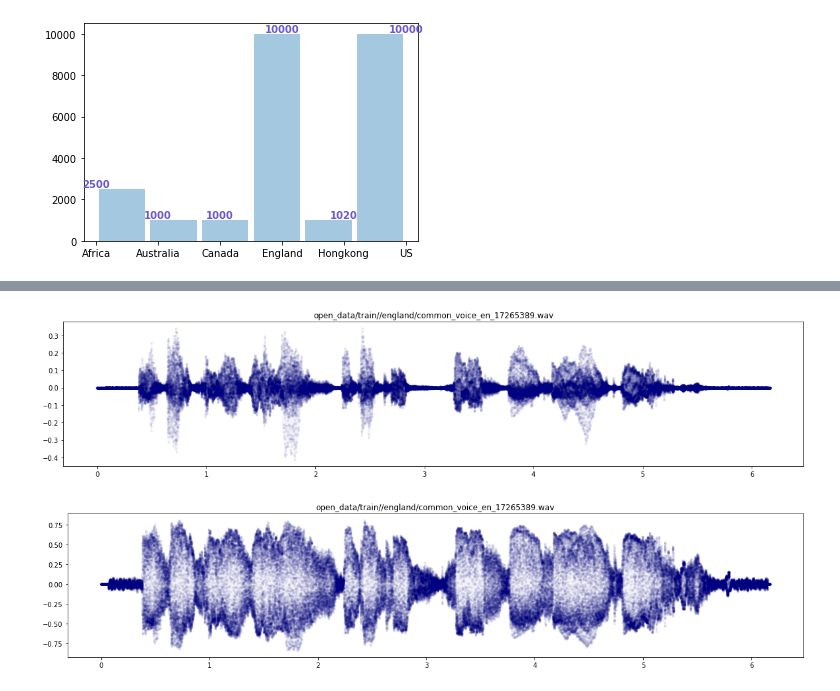
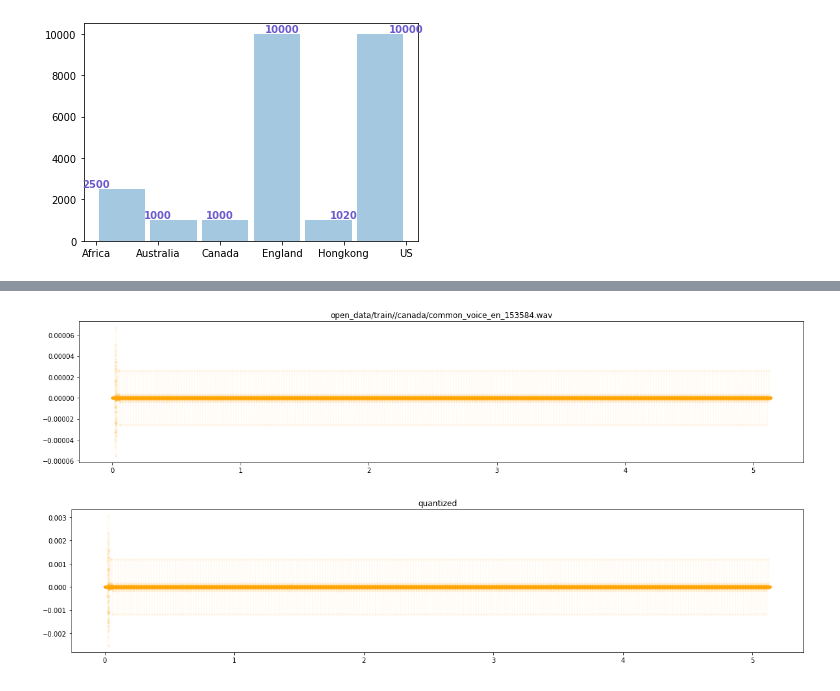
Before and after one commit to yebiny/english-audio-classify, a Jupyter notebook: process-tutorial.ipynb, the cells around one changed output, grey strips where cells are left out. Drawn from its saved outputs; the diff is of its cells as text; code cells hidden in the pictures.

```diff
--- a/process-tutorial.ipynb
+++ b/process-tutorial.ipynb
@@ -22,12 +37,5 @@ dp.hist_time(10)
-# %%
-category, idx = 3, 5346
-
-file_list = dp.get_file_list(category)
-file = file_list[idx]
-x, t = dp.get_data_from_wav(file)
-x_quant = dp.softmax_quantize(x)
-dp.draw_audio(x, t, title=file, color=dp.colors[category])
-dp.draw_audio(x_quant, t, title=file, color=dp.colors[category])
-# %% [output]
-[figure, removed]
-[figure, removed]
+# %%
+dp.draw_audio_with_quantized(2,7)
+# %% [output]
+[figure, added]
+[figure, added]
```
Also changed, not shown: parts of 12 cells of this notebook, 1 other file.
